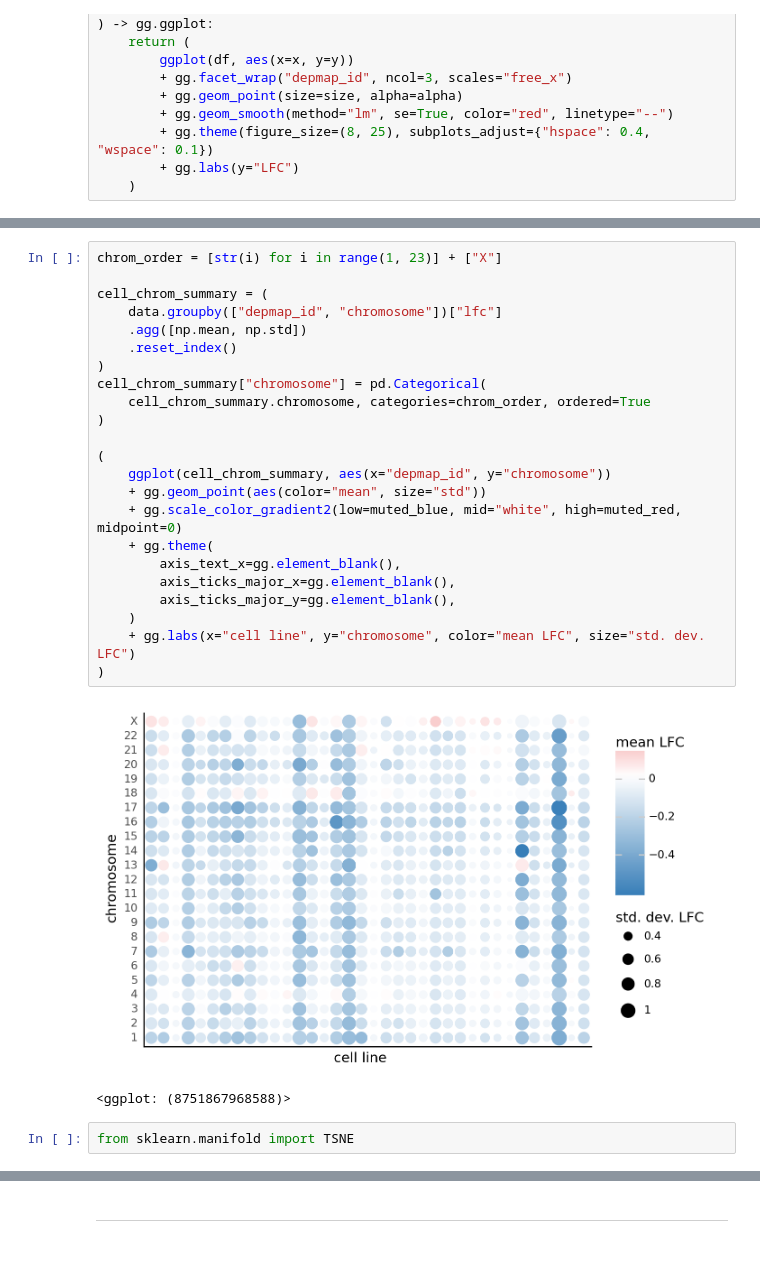
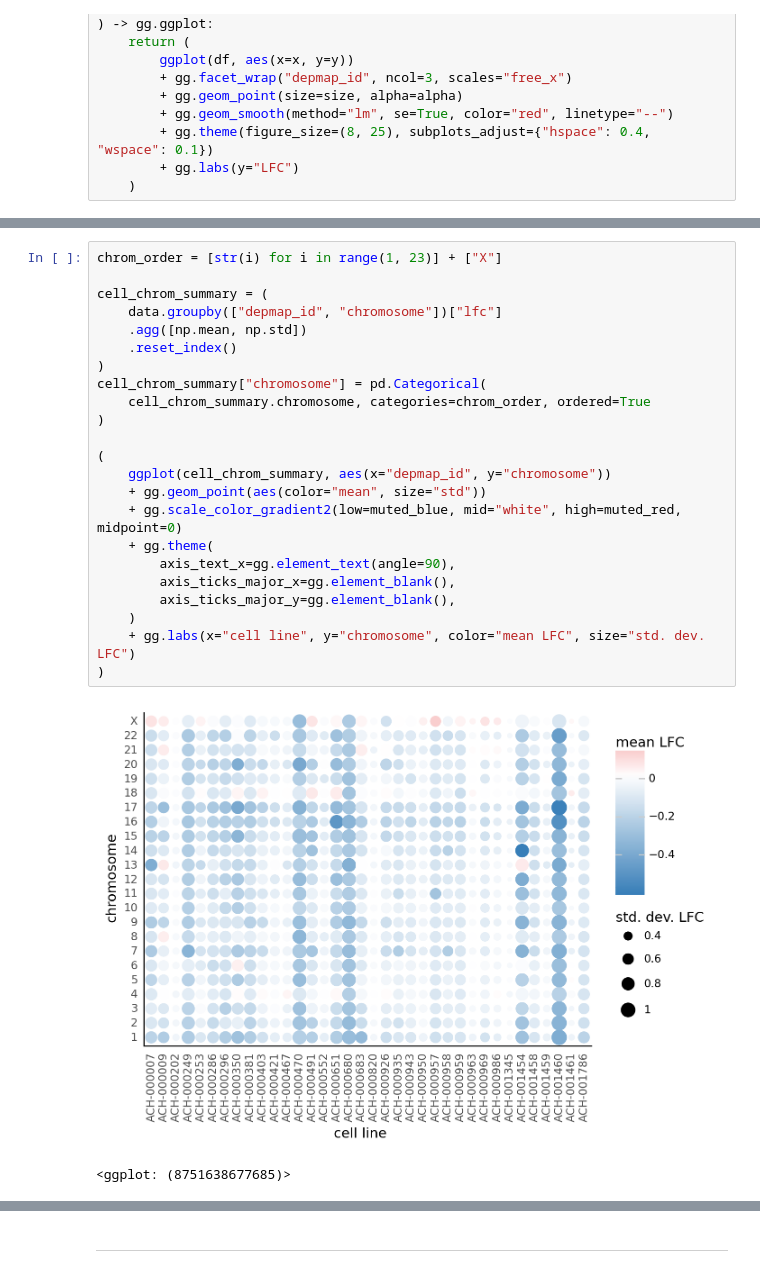
Before and after one commit to Kevin-Haigis-Lab/speclet, a Jupyter notebook: analysis/015_005_exploratory-data-analysis.ipynb, the cells around one changed output, grey strips where cells are left out. Cells and saved outputs as stored; diff of their text form.

```diff
--- a/analysis/015_005_exploratory-data-analysis.ipynb
+++ b/analysis/015_005_exploratory-data-analysis.ipynb
@@ -136,28 +142,26 @@ plot_line_against_lfc(data.sample(frac=0.1), x="np.log2(rna_expr + 1)") + gg.lab
 # %%
 chrom_order = [str(i) for i in range(1, 23)] + ["X"]
 
 cell_chrom_summary = (
     data.groupby(["depmap_id", "chromosome"])["lfc"]
     .agg([np.mean, np.std])
     .reset_index()
 )
 cell_chrom_summary["chromosome"] = pd.Categorical(
     cell_chrom_summary.chromosome, categories=chrom_order, ordered=True
 )
 
 (
     ggplot(cell_chrom_summary, aes(x="depmap_id", y="chromosome"))
     + gg.geom_point(aes(color="mean", size="std"))
     + gg.scale_color_gradient2(low=muted_blue, mid="white", high=muted_red, midpoint=0)
     + gg.theme(
-        axis_text_x=gg.element_blank(),
+        axis_text_x=gg.element_text(angle=90),
         axis_ticks_major_x=gg.element_blank(),
         axis_ticks_major_y=gg.element_blank(),
     )
     + gg.labs(x="cell line", y="chromosome", color="mean LFC", size="std. dev. LFC")
 )
 # %% [output]
-[figure, old version]
+[figure, new version]
-<ggplot: (8751867968588)>
+<ggplot: (8751638677685)>
-# %%
-from sklearn.manifold import TSNE
```
Also changed, not shown: parts of 17 cells of this notebook, 10 other files.
